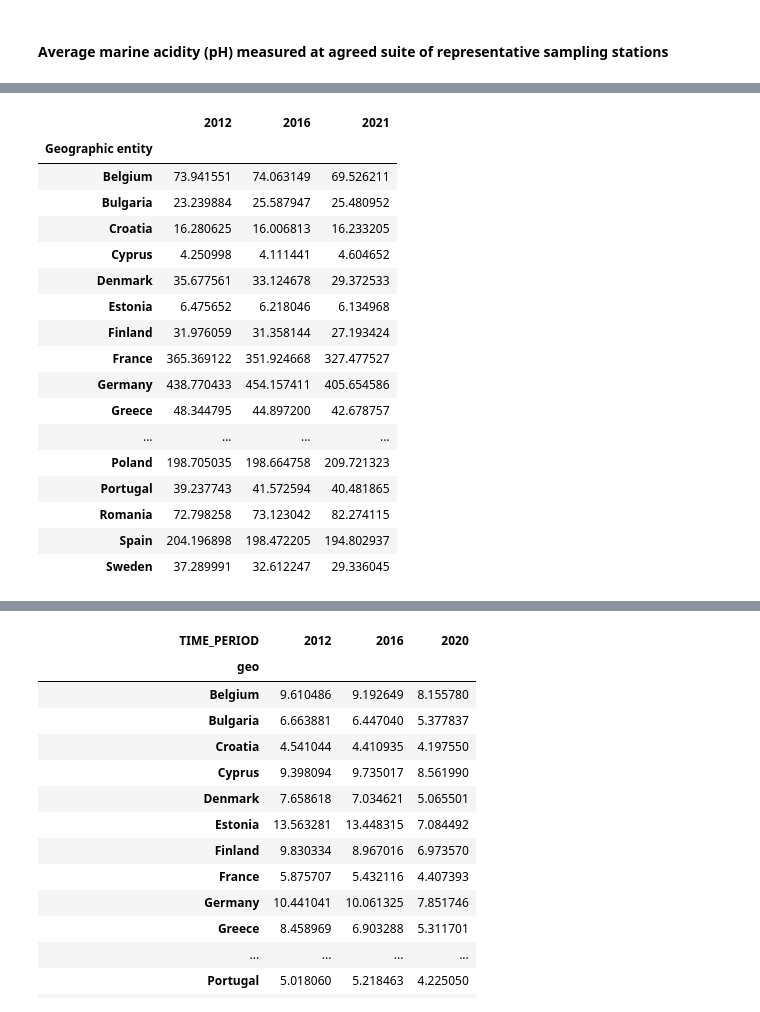
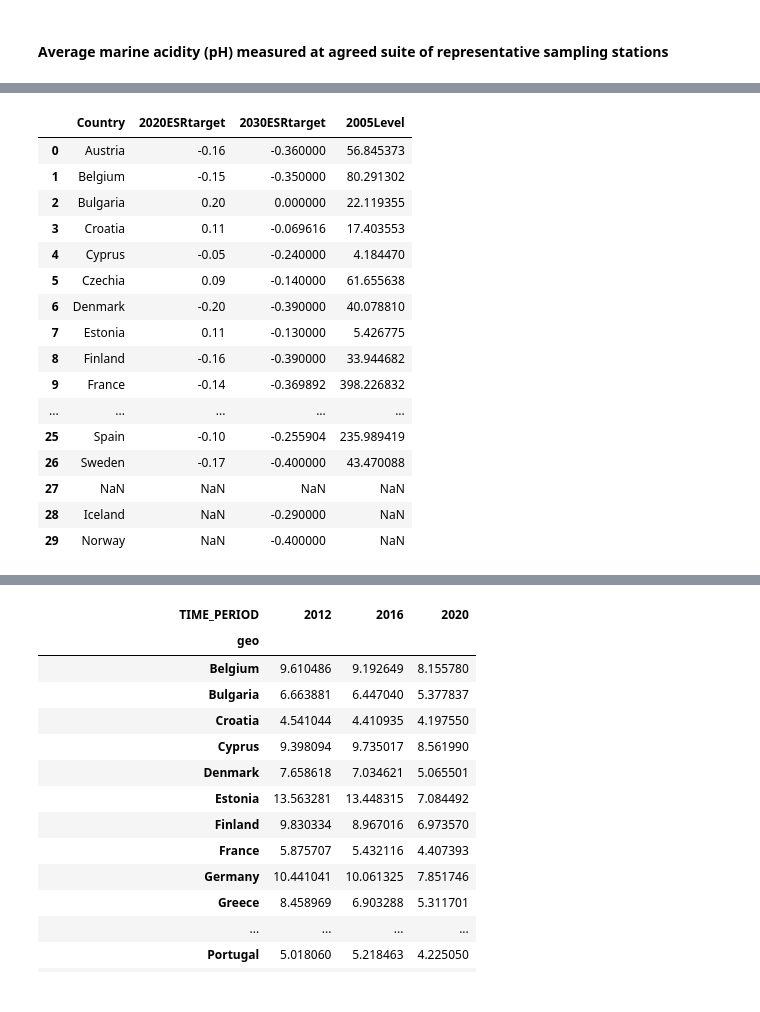
Before and after one commit to isaldiviagonzatti/sdg14, a Jupyter notebook: code/exploreSDG14.ipynb, the cells around one changed output, grey strips where cells are left out. Cells and saved outputs as stored; diff of their text form; code cells hidden in the pictures.

```diff
--- a/code/exploreSDG14.ipynb
+++ b/code/exploreSDG14.ipynb
@@ -449,3 +483,33 @@ nitro.pivot_table(columns='TIME_PERIOD', index='geo', values='OBS_VALUE', aggfun
+# %%
+# Member State greenhouse gas emission limits in 2020 compared to 2005 greenhouse gas emissions levels
+# There targets for 2020 and for 2030
+# https://www.eea.europa.eu/data-and-maps/figures/national-progress-towards-greenhouse-gas
+# Official journals with the data can be found at (https://climate.ec.europa.eu/eu-action/effort-sharing-member-states-emission-targets_en)
+
+limitESR = pd.read_excel('./data/targetsESR/FIG2-154307-CLIM058-v2-Data.xlsx', sheet_name=1, skiprows=19, header=1, skipfooter=32)
+limitESR = limitESR.rename(columns={'Unnamed: 0':'Country', '(Resulting) ESR target 2030 (AR4)':'2030ESRtarget','ESR limit for 2020':'2020ESRtarget', '2005 ESD BJ':'2005Level'})
+limitESR = limitESR[['Country', '2020ESRtarget','2030ESRtarget','2005Level']]
+limitESR
+
+#UK is not in the dataset, we need to add from the official journal
+# %% [output]
+|  | Country | 2020ESRtarget | 2030ESRtarget | 2005Level |
+| 0 | Austria | -0.16 | -0.360000 | 56.845373 |
+| 1 | Belgium | -0.15 | -0.350000 | 80.291302 |
+| 2 | Bulgaria | 0.20 | 0.000000 | 22.119355 |
+| 3 | Croatia | 0.11 | -0.069616 | 17.403553 |
+| 4 | Cyprus | -0.05 | -0.240000 | 4.184470 |
+| 5 | Czechia | 0.09 | -0.140000 | 61.655638 |
+| 6 | Denmark | -0.20 | -0.390000 | 40.078810 |
+| 7 | Estonia | 0.11 | -0.130000 | 5.426775 |
+| 8 | Finland | -0.16 | -0.390000 | 33.944682 |
+| 9 | France | -0.14 | -0.369892 | 398.226832 |
+| ... | ... | ... | ... | ... |
+| 25 | Spain | -0.10 | -0.255904 | 235.989419 |
+| 26 | Sweden | -0.17 | -0.400000 | 43.470088 |
+| 27 | NaN | NaN | NaN | NaN |
+| 28 | Iceland | NaN | -0.290000 | NaN |
+| 29 | Norway | NaN | -0.400000 | NaN |
 # %%
 # Population on 1 January, Eurostat
 # https://ec.europa.eu/eurostat/databrowser/view/tps00001/
@@ -454,33 +518,3 @@ pop = pd.read_csv(os.path.join(data_path,'tps00001.csv'))
 pop = pop[pop['geo'].isin(countryAbb)]
 pop['geo'] = pop['geo'].map(abbrev_to_country).fillna(pop['geo'])
 pop = pop.pivot_table(columns='TIME_PERIOD', index='geo', values='OBS_VALUE', aggfunc='mean')
-# %%
-# Greenhouse gas emissions under the Effort Sharing Decision (ESD), Million tonnes CO2 equivalent (Mt CO2 eq), European Environment Agency
-# https://www.eea.europa.eu/data-and-maps/data/esd-4
-
-ghgESD = pd.read_excel(os.path.join(data_path,'EEA_ESD-GHG_2022.xlsx'), sheet_name=1, skiprows=11)
-ghgESD = ghgESD[ghgESD['Geographic entity'].isin(countries)]
-ghgESD = ghgESD.set_index('Geographic entity')
-ghgESD = ghgESD.dropna(axis=1)
-
-mr = ghgESD.columns[-1] # most recent year
-ghgESD[[2012, 2016, mr]]
-# %% [output]
-|  | 2012 | 2016 | 2021 |
-| Geographic entity |  |  |  |
-| Belgium | 73.941551 | 74.063149 | 69.526211 |
-| Bulgaria | 23.239884 | 25.587947 | 25.480952 |
-| Croatia | 16.280625 | 16.006813 | 16.233205 |
-| Cyprus | 4.250998 | 4.111441 | 4.604652 |
-| Denmark | 35.677561 | 33.124678 | 29.372533 |
-| Estonia | 6.475652 | 6.218046 | 6.134968 |
-| Finland | 31.976059 | 31.358144 | 27.193424 |
-| France | 365.369122 | 351.924668 | 327.477527 |
-| Germany | 438.770433 | 454.157411 | 405.654586 |
-| Greece | 48.344795 | 44.897200 | 42.678757 |
-| ... | ... | ... | ... |
-| Poland | 198.705035 | 198.664758 | 209.721323 |
-| Portugal | 39.237743 | 41.572594 | 40.481865 |
-| Romania | 72.798258 | 73.123042 | 82.274115 |
-| Spain | 204.196898 | 198.472205 | 194.802937 |
-| Sweden | 37.289991 | 32.612247 | 29.336045 |
```
Also changed, not shown: parts of 6 cells of this notebook, 11 other files.
